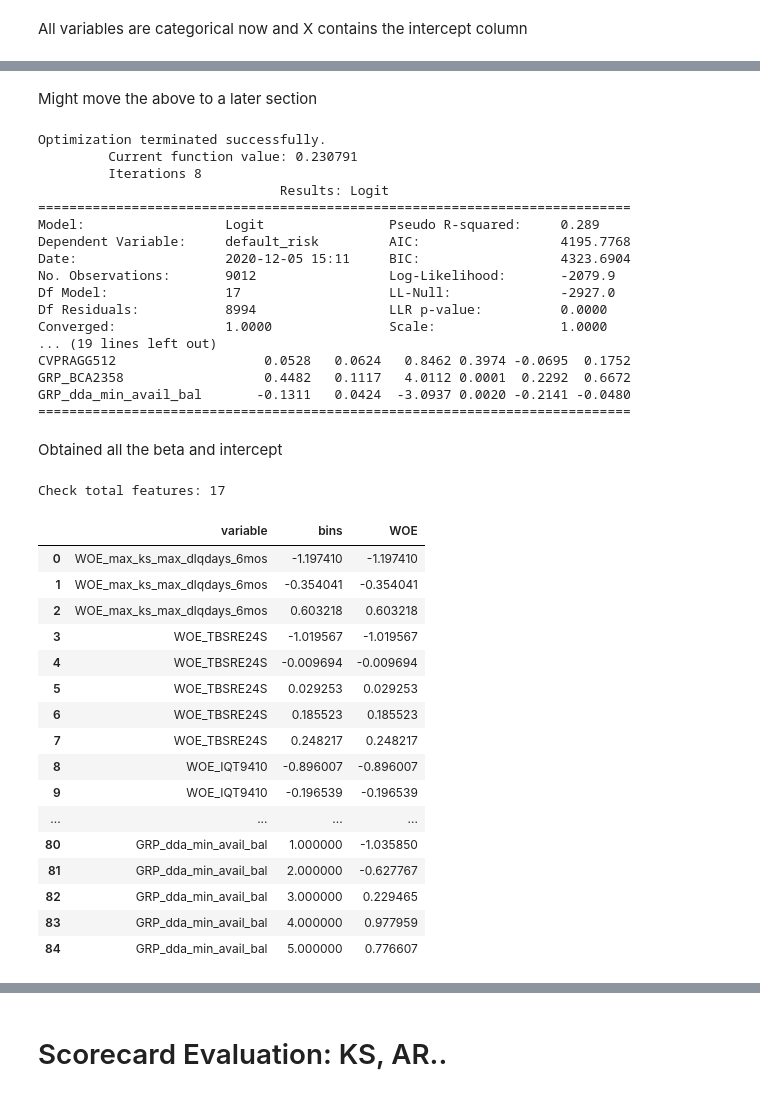
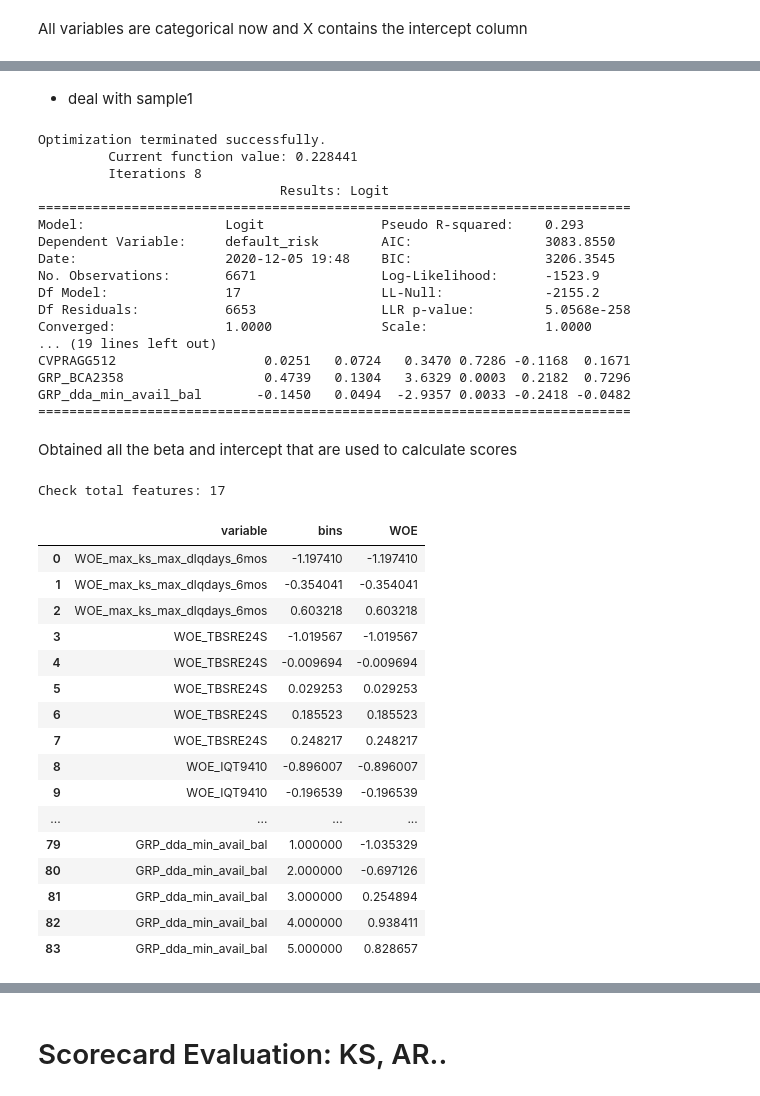
Before and after one commit to of1201/Retail-Credit-Modeling, a Jupyter notebook: src/Retail Credit Risk.ipynb, the cells around one changed output, grey strips where cells are left out. Saved outputs shown, nothing was run; the diff lists cells and outputs as text; code cells hidden in the pictures.

```diff
--- a/src/Retail Credit Risk.ipynb
+++ b/src/Retail Credit Risk.ipynb
@@ -1030,48 +1032,48 @@ import datetime
 df_with_time = pd.concat([df_timekey,df], axis=1,sort=False)
 dates = pd.to_datetime([datetime.datetime(2014, 1, 1), datetime.datetime(2014, 4, 1), datetime.datetime(2014, 7, 1)])
 
-df_train = df_with_time.loc[df_with_time['TIME_KEY'].isin(dates)]
-df_test = df_with_time.loc[df_with_time['TIME_KEY'] == datetime.datetime(2014, 10, 1)]
+df_sample1 = df_with_time.loc[df_with_time['TIME_KEY'].isin(dates)]
+df_sample2 = df_with_time.loc[df_with_time['TIME_KEY'] == datetime.datetime(2014, 10, 1)]
 
-X_train = df_train.drop(['default_risk','TIME_KEY'], axis=1)
-X_test = df_test.drop(['default_risk','TIME_KEY'], axis=1)
-y_train = df_train['default_risk']
-y_test = df_test['default_risk']
-X_train.reset_index(drop=True, inplace=True)
-X_test.reset_index(drop=True, inplace=True)
-y_train.reset_index(drop=True, inplace=True)
-y_test.reset_index(drop=True, inplace=True)
+X_sample1 = df_sample1.drop(['default_risk','TIME_KEY'], axis=1)
+X_sample2 = df_sample2.drop(['default_risk','TIME_KEY'], axis=1)
+y_sample1 = df_sample1['default_risk']
+y_sample2 = df_sample2['default_risk']
+X_sample1.reset_index(drop=True, inplace=True)
+X_sample2.reset_index(drop=True, inplace=True)
+y_sample1.reset_index(drop=True, inplace=True)
+y_sample2.reset_index(drop=True, inplace=True)
-# %% [markdown]
-Might move the above to a later section
+# %% [markdown]
+- deal with sample1
 # %%
 # Select the ultimate features from the test set and fit the logistic regression on the training set
-logit_model = sm.Logit(y, X)
+logit_model = sm.Logit(y_sample1, X_sample1)
 result = logit_model.fit()
 print(result.summary2())
 # %% [output]
 Optimization terminated successfully.
-         Current function value: 0.230791
+         Current function value: 0.228441
          Iterations 8
                                Results: Logit
 ============================================================================
-Model:                  Logit                Pseudo R-squared:     0.289
-Dependent Variable:     default_risk         AIC:                  4195.7768
-Date:                   2020-12-05 15:11     BIC:                  4323.6904
-No. Observations:       9012                 Log-Likelihood:       -2079.9
-Df Model:               17                   LL-Null:              -2927.0
-Df Residuals:           8994                 LLR p-value:          0.0000
-Converged:              1.0000               Scale:                1.0000
+Model:                  Logit               Pseudo R-squared:    0.293
+Dependent Variable:     default_risk        AIC:                 3083.8550
+Date:                   2020-12-05 19:48    BIC:                 3206.3545
+No. Observations:       6671                Log-Likelihood:      -1523.9
+Df Model:               17                  LL-Null:             -2155.2
+Df Residuals:           6653                LLR p-value:         5.0568e-258
+Converged:              1.0000              Scale:               1.0000
 ... (19 lines left out)
-CVPRAGG512                   0.0528   0.0624   0.8462 0.3974 -0.0695  0.1752
-GRP_BCA2358                  0.4482   0.1117   4.0112 0.0001  0.2292  0.6672
-GRP_dda_min_avail_bal       -0.1311   0.0424  -3.0937 0.0020 -0.2141 -0.0480
+CVPRAGG512                   0.0251   0.0724   0.3470 0.7286 -0.1168  0.1671
+GRP_BCA2358                  0.4739   0.1304   3.6329 0.0003  0.2182  0.7296
+GRP_dda_min_avail_bal       -0.1450   0.0494  -2.9357 0.0033 -0.2418 -0.0482
 ============================================================================
 # %% [markdown]
-Obtained all the beta and intercept
+Obtained all the beta and intercept that are used to calculate scores
 # %%
-df_WOE_sel1 = X.loc[:, X.columns.str.contains("WOE")]
+df_WOE_sel1 = X_sample1.loc[:, X_sample1.columns.str.contains("WOE")]
 df_WOE_sel1.reset_index(drop=True, inplace=True)
-df_left = X.loc[:, ~X.columns.str.contains("WOE")]
+df_left = X_sample1.loc[:, ~X_sample1.columns.str.contains("WOE")]
 df_left = df_left.drop(['intercept'], axis=1)
 df_left.reset_index(drop=True, inplace=True)
 print('Check total features: ' + str(len(df_WOE_sel1.columns) + len(df_left.columns)))
@@ -1101,40 +1103,40 @@ def WOE_cat_Cal(y, col, name):
 def WOE_woe_Cal(y, col, name):
     cross = pd.crosstab(col,y)
     df_WOE = pd.DataFrame(np.nan, index=range(len(cross.index)), columns=('variable', 'bins', 'WOE'))
     df_WOE['variable'] = name
     df_WOE['bins'] = list(cross.index)
     df_WOE['WOE'] = list(cross.index)
     return df_WOE
 
 WOE_list = pd.DataFrame(columns=('variable', 'bins', 'WOE'))
 
 for var in df_WOE_sel1.columns:
-    df_WOE = WOE_woe_Cal(y, df_WOE_sel1[var], var)
+    df_WOE = WOE_woe_Cal(y_sample1, df_WOE_sel1[var], var)
     WOE_list = WOE_list.append(df_WOE, ignore_index=True)
 
 for var in df_left.columns:
-    df_WOE = WOE_cat_Cal(y, df_left[var], var)
+    df_WOE = WOE_cat_Cal(y_sample1, df_left[var], var)
     WOE_list = WOE_list.append(df_WOE, ignore_index=True)
 
 WOE_list
 # %% [output]
 |  | variable | bins | WOE |
 | 0 | WOE_max_ks_max_dlqdays_6mos | -1.197410 | -1.197410 |
 | 1 | WOE_max_ks_max_dlqdays_6mos | -0.354041 | -0.354041 |
 | 2 | WOE_max_ks_max_dlqdays_6mos | 0.603218 | 0.603218 |
 | 3 | WOE_TBSRE24S | -1.019567 | -1.019567 |
 | 4 | WOE_TBSRE24S | -0.009694 | -0.009694 |
 | 5 | WOE_TBSRE24S | 0.029253 | 0.029253 |
 | 6 | WOE_TBSRE24S | 0.185523 | 0.185523 |
 | 7 | WOE_TBSRE24S | 0.248217 | 0.248217 |
 | 8 | WOE_IQT9410 | -0.896007 | -0.896007 |
 | 9 | WOE_IQT9410 | -0.196539 | -0.196539 |
 | ... | ... | ... | ... |
-| 80 | GRP_dda_min_avail_bal | 1.000000 | -1.035850 |
-| 81 | GRP_dda_min_avail_bal | 2.000000 | -0.627767 |
-| 82 | GRP_dda_min_avail_bal | 3.000000 | 0.229465 |
-| 83 | GRP_dda_min_avail_bal | 4.000000 | 0.977959 |
-| 84 | GRP_dda_min_avail_bal | 5.000000 | 0.776607 |
+| 79 | GRP_dda_min_avail_bal | 1.000000 | -1.035329 |
+| 80 | GRP_dda_min_avail_bal | 2.000000 | -0.697126 |
+| 81 | GRP_dda_min_avail_bal | 3.000000 | 0.254894 |
+| 82 | GRP_dda_min_avail_bal | 4.000000 | 0.938411 |
+| 83 | GRP_dda_min_avail_bal | 5.000000 | 0.828657 |
 # %%
 # Output the coefficient table
 param = result.params
```
Also changed, not shown: parts of 25 cells of this notebook.
